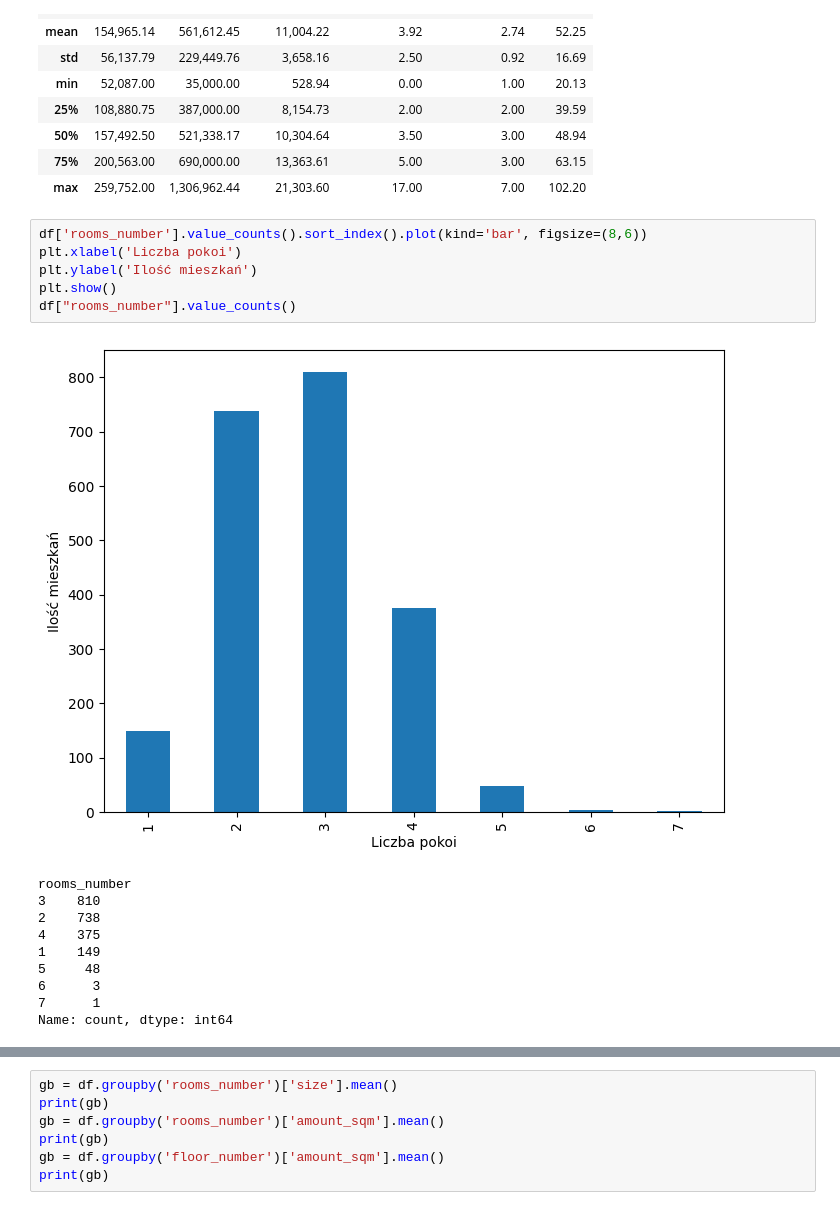
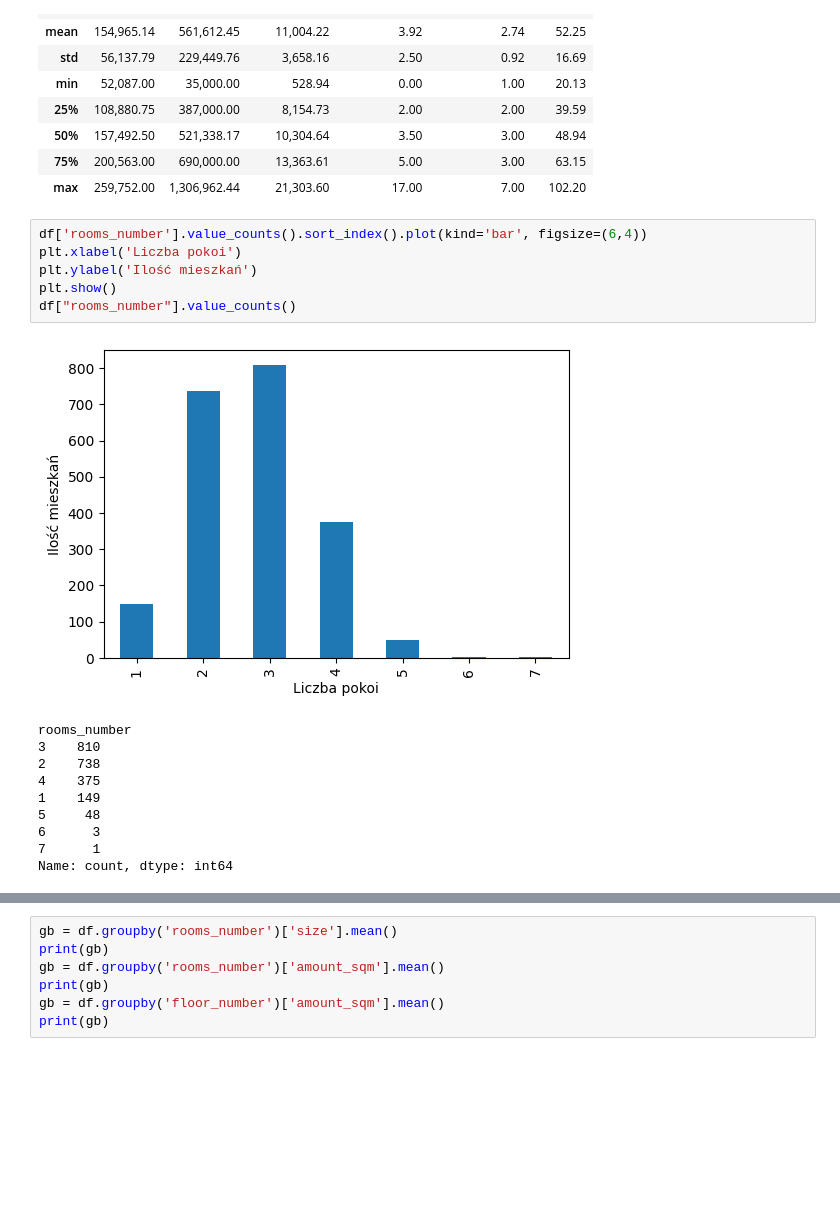
Before and after one commit to dokede/RCN, a Jupyter notebook: rcn.ipynb, the cells around one changed output, grey strips where cells are left out. Saved outputs shown, nothing was run; the diff lists cells and outputs as text; blank space fills up the shorter version.

```diff
--- a/rcn.ipynb
+++ b/rcn.ipynb
@@ -107,13 +107,13 @@ df.describe()
 | 75% | 200,563.00 | 690,000.00 | 13,363.61 | 5.00 | 3.00 | 63.15 |
 | max | 259,752.00 | 1,306,962.44 | 21,303.60 | 17.00 | 7.00 | 102.20 |
 # %%
-df['rooms_number'].value_counts().sort_index().plot(kind='bar', figsize=(8,6))
+df['rooms_number'].value_counts().sort_index().plot(kind='bar', figsize=(6,4))
 plt.xlabel('Liczba pokoi')
 plt.ylabel('Ilość mieszkań')
 plt.show()
 df["rooms_number"].value_counts()
 # %% [output]
-[figure, old version]
+[figure, new version]
 rooms_number
 3    810
 2    738
```
Also changed, not shown: parts of 18 cells of this notebook.
